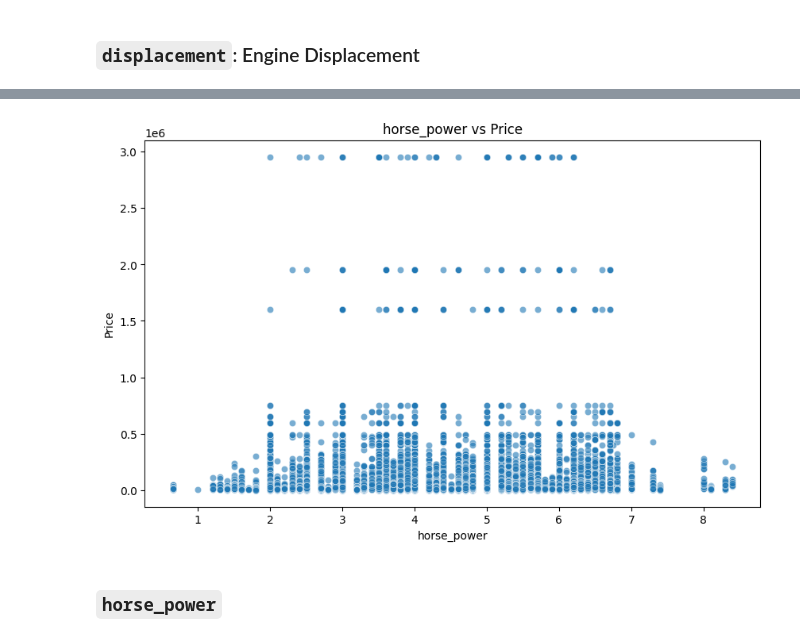
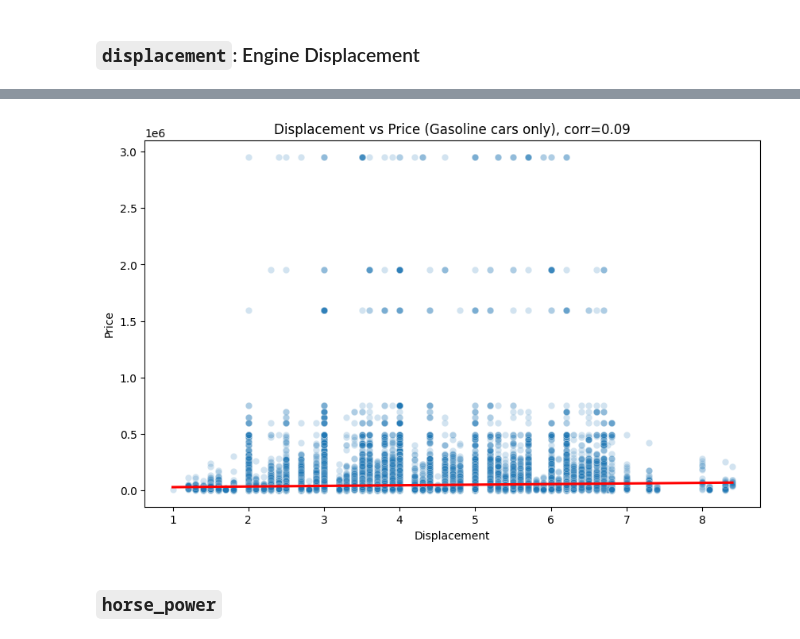
Before and after one commit to phlin0424/kaggle-car-price-pred, a Jupyter notebook: notebooks/eda.ipynb, the cells around one changed output, grey strips where cells are left out. Saved outputs shown, nothing was run; the diff lists cells and outputs as text; code cells hidden in the pictures.

```diff
--- a/notebooks/eda.ipynb
+++ b/notebooks/eda.ipynb
@@ -656,7 +698,15 @@ plt.show()
 ###  `displacement`: Engine Displacement
 # %%
 def extract_displacement(engine):
-    match = re.search(r'(\d+\.\d+)\s*(L|litter|Litter)', engine)
-    return float(match.group(1)) if match else None
+    # Check for Electric Motor
+    if "Electric Motor" in engine or "Electric Fuel System" in engine or "Electric" == engine or "Battery"  in engine  or "Dual Motor" == engine:
+        return 0.0
+
+    # Extract displacement for internal combustion engines
+    match = re.search(r'(\d+\.\d+)\s*(L|liter|Litter)', engine, re.IGNORECASE)
+    if match:
+        return float(match.group(1))
+
+    return None
 # %%
 df_train['displacement'] = df_train['engine'].apply(extract_displacement)
@@ -678,13 +725,17 @@ Name: displacement, Length: 188533, dtype: float64
+# %%
+df_train_gasoline = df_train.loc[df_train['displacement']!=0.0, :]
 # %%
 plt.figure(figsize=(10, 6))
-sns.scatterplot(x='displacement', y='price', data=df_train, alpha=0.6)
-plt.title('horse_power vs Price')
-plt.xlabel('horse_power')
+sns.scatterplot(x='displacement', y='price', data=df_train_gasoline, alpha=0.2)
+sns.regplot(x='displacement', y='price', data=df_train_gasoline, scatter=False, color='red')
+corr=df_train_gasoline[['price', "displacement"]].corr()['displacement']['price']
+plt.title(f'Displacement vs Price (Gasoline cars only), corr={corr:.2f}')
+plt.xlabel('Displacement')
 plt.ylabel('Price')
 plt.show()
 # Some
 # %% [output]
-[figure, old version]
+[figure, new version]
 # %% [markdown]
 ### `horse_power`
 # %%
```
Also changed, not shown: parts of 46 cells of this notebook.
